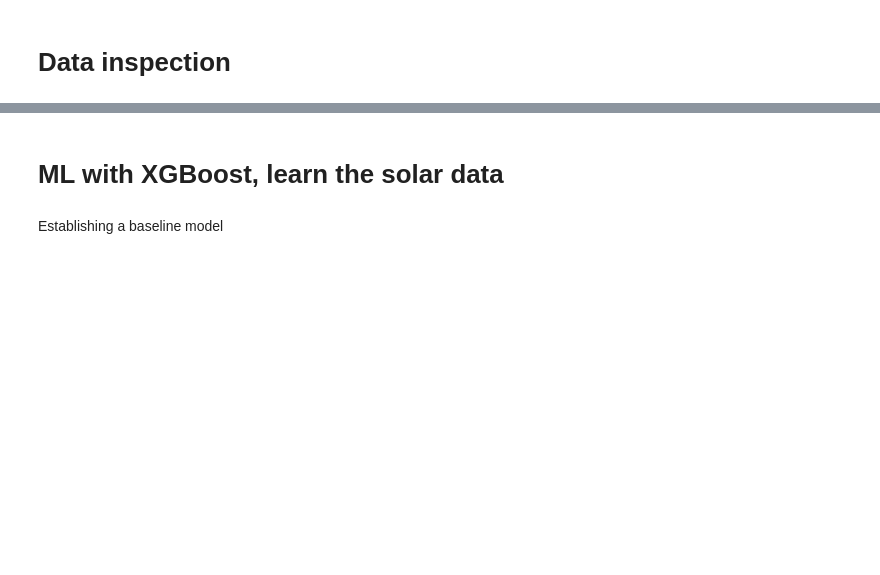
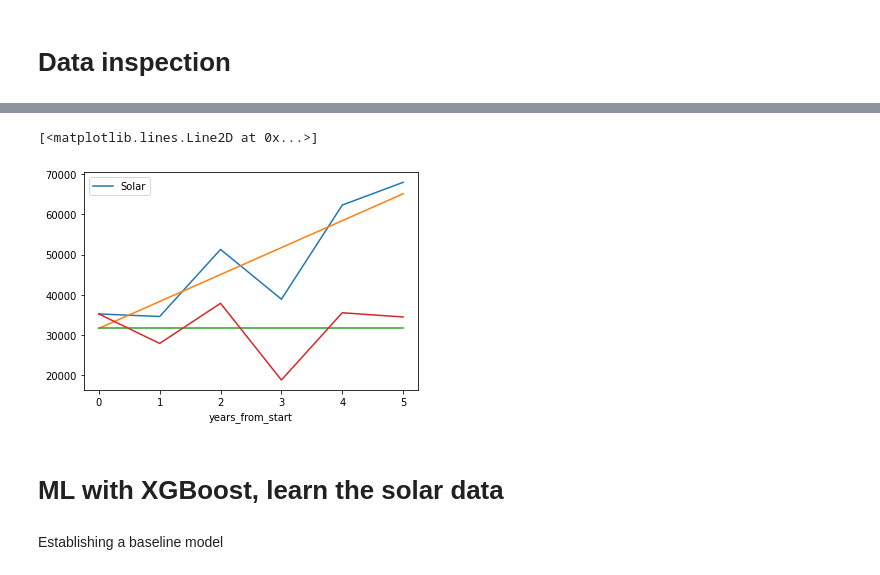
Before and after one commit to niko-nikolay/RenewableEnergyForecastML, a Jupyter notebook: notebooks/learn_data.ipynb, the cells around one changed output, grey strips where cells are left out. Saved outputs shown, nothing was run; the diff lists cells and outputs as text; code cells hidden in the pictures; blank space fills up the shorter version.

```diff
--- a/notebooks/learn_data.ipynb
+++ b/notebooks/learn_data.ipynb
@@ -26,3 +70,20 @@ weather_electricity.resample('Y').sum().plot(y=['Wind', 'Solar'])
+# %%
+y_yearly = pd.DataFrame(y_train.resample('Y').sum()[:-1])
+y_yearly['years_from_start'] = y_yearly.index.year-y_yearly.index.year[0]
+X_yearly = y_yearly['years_from_start'].values.reshape(-1, 1)
+
+model = linear_model.LinearRegression().fit(X_yearly, y_yearly['Solar'])
+linear_model.LinearRegression(copy_X=True, fit_intercept=True, normalize=False)
+
+ax = y_yearly.plot(x='years_from_start', y='Solar')
+ax.plot(model.predict(X_yearly))
+
+#ax.plot(np.arange(0,6)*model.coef_[0]+model.intercept_)
+ax.plot(model.predict(X_yearly)-np.arange(0,6)*model.coef_[0])
+ax.plot(y_yearly['Solar'].values-y_yearly['years_from_start'].values*model.coef_[0])
+# %% [output]
+[<matplotlib.lines.Line2D at 0x...>]
+[figure, added]
 # %% [markdown]
 # ML with XGBoost, learn the solar data
 # %% [markdown]
```
Also changed, not shown: parts of 9 cells of this notebook, 2 other files.
